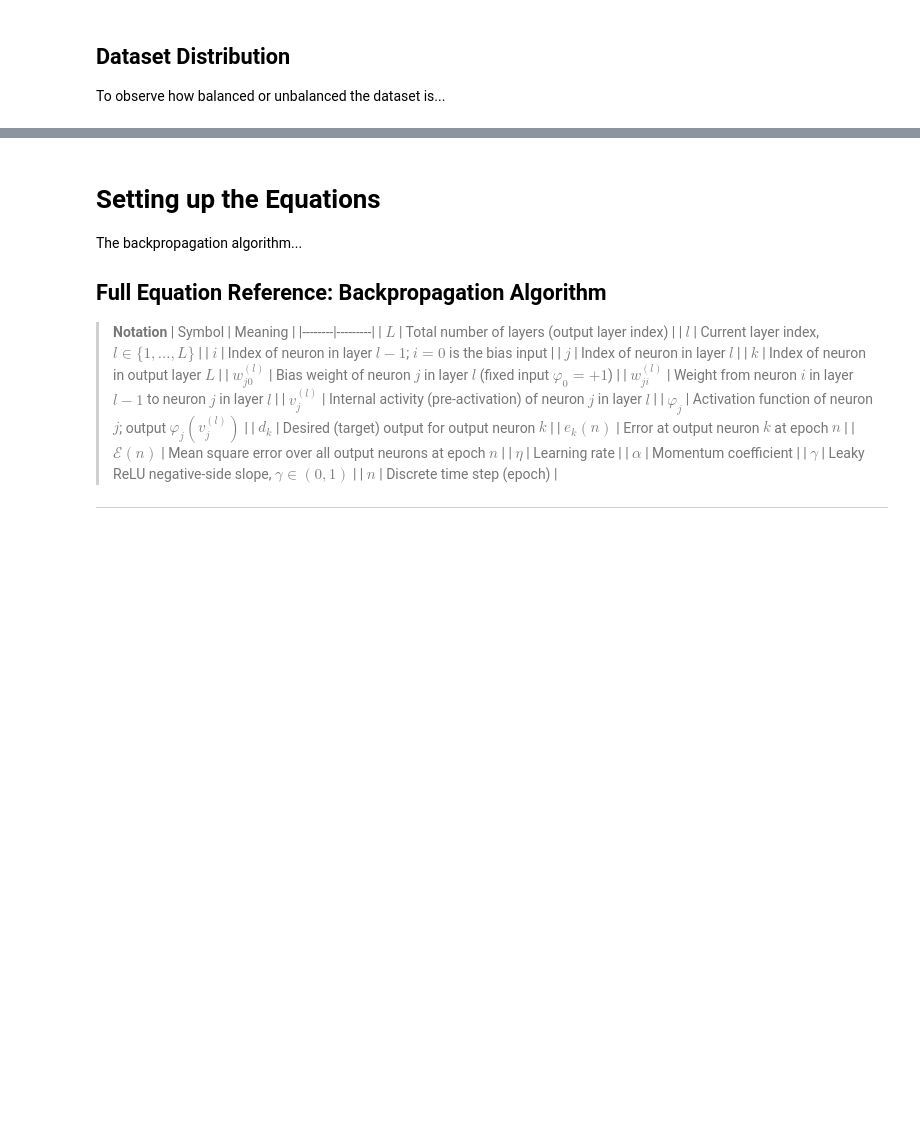
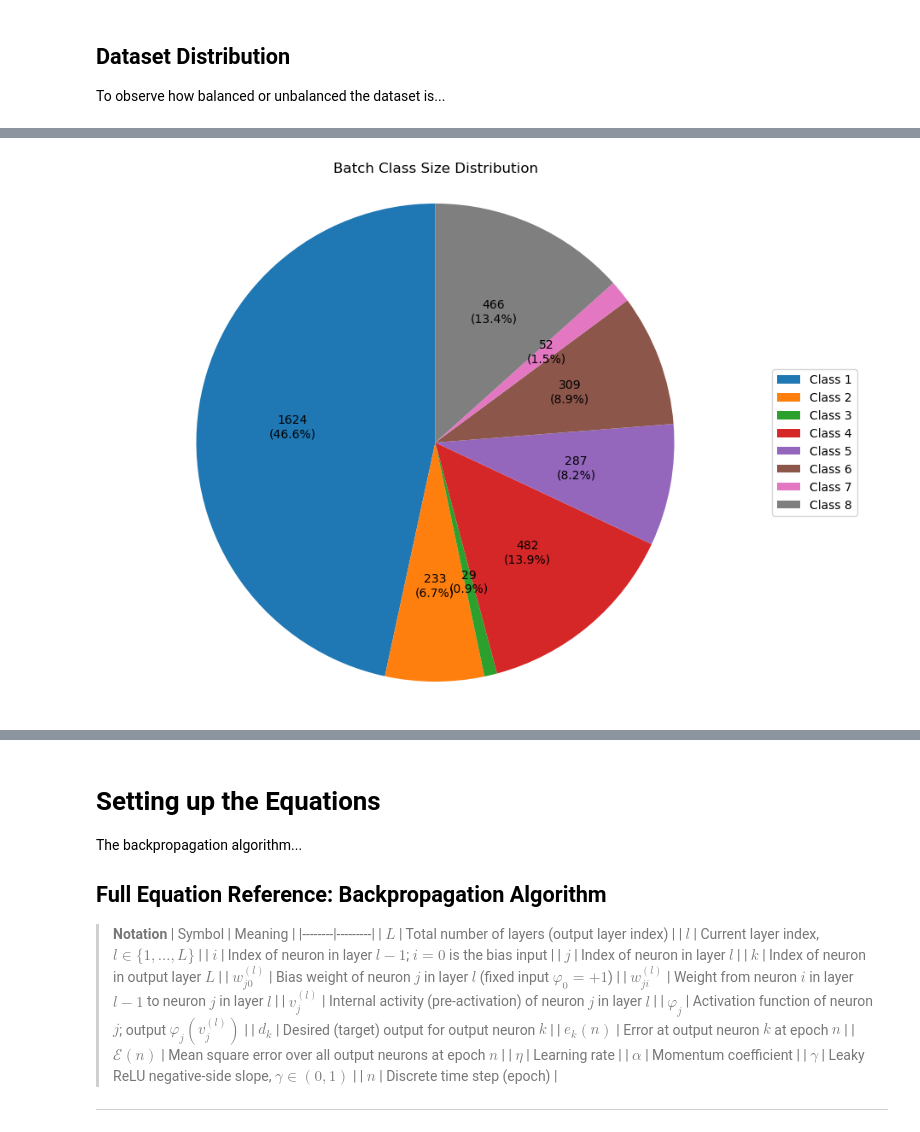
Before and after one commit to mbtiongson1/neural-network-training, a Jupyter notebook: main.ipynb, the cells around one changed output, grey strips where cells are left out. Cells and saved outputs as stored; diff of their text form; code cells hidden in the pictures; blank space fills up the shorter version.

```diff
--- a/main.ipynb
+++ b/main.ipynb
@@ -237,0 +182,20 @@ ModuleNotFoundError: No module named 'imblearn'
+# %%
+class Network:
+    A = {
+        'batch_size'  : 8,
+        'randomized'  : True,
+    }
+    B = {
+        'batch_size'  : 8,
+        'randomized'  : True,
+    }
+
+Xsmote, ysmote = applysmote(DATASET, DATALABELS)
+piechart(Xsmote, ysmote, Network.A)
+
+splitB = TrainingSplit(Xsmote, ysmote)
+
+
+piechart(DATASET, DATALABELS, Network.B)
+# %% [output]
+[figure, added]
```
Also changed, not shown: parts of 23 cells of this notebook, 4 other files.
